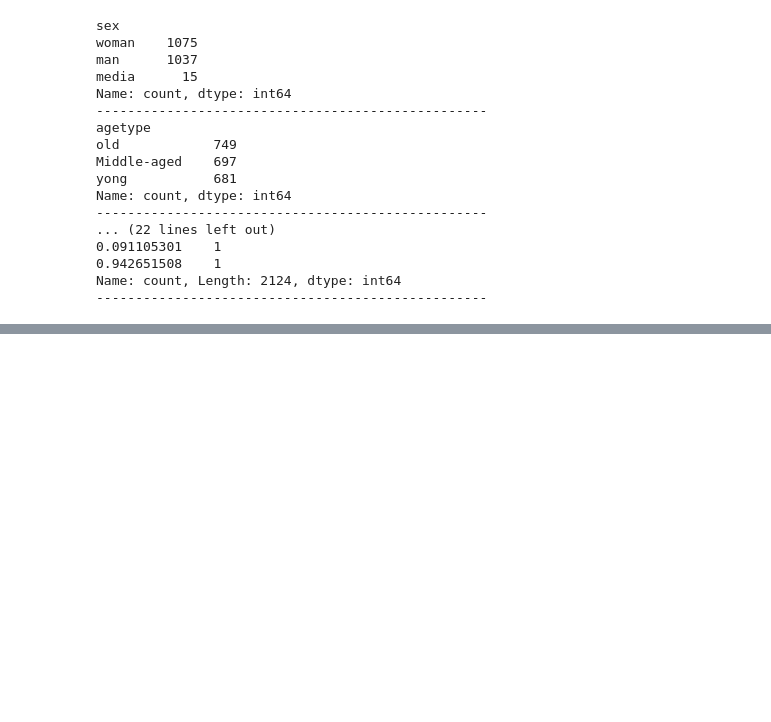
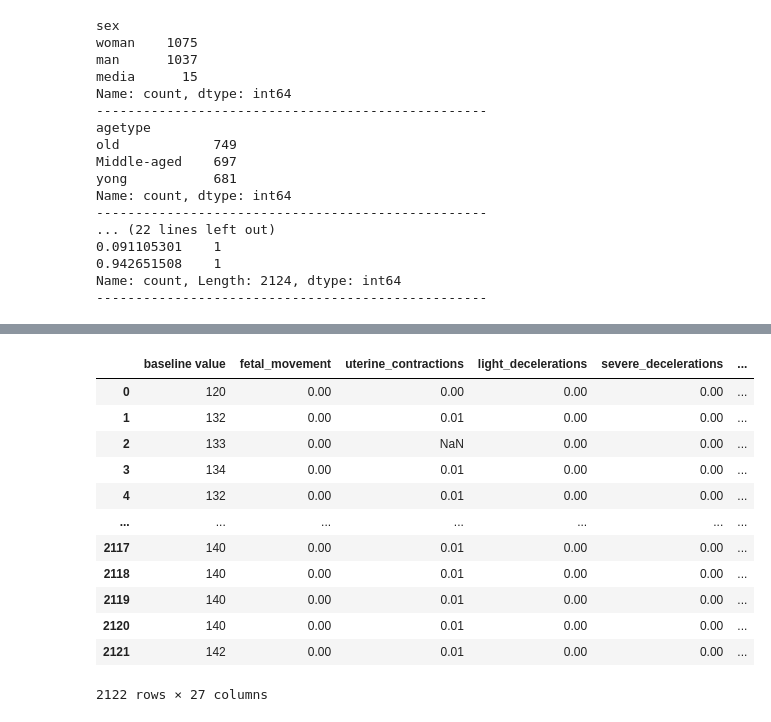
Before and after one commit to ZiangLiu666/Data_preparation, a Jupyter notebook: data_clean/Test.ipynb, the cells around one changed output, grey strips where cells are left out. Drawn from its saved outputs; the diff is of its cells as text; code cells hidden in the pictures; blank space fills up the shorter version.

```diff
--- a/data_clean/Test.ipynb
+++ b/data_clean/Test.ipynb
@@ -170,0 +228,18 @@ Name: count, Length: 2124, dtype: int64
+# %%
+df_select.drop(df_select[(df_select['test1'] == 'Na') |(df_select['test1'] == 'unknown')].index, inplace=True)
+df_select.reset_index(drop=True, inplace=True) # 恢复索引
+df_select
+# %% [output]
+|  | baseline value | fetal_movement | uterine_contractions | light_decelerations | severe_decelerations | ... |
+| 0 | 120 | 0.00 | 0.00 | 0.00 | 0.00 | ... |
+| 1 | 132 | 0.00 | 0.01 | 0.00 | 0.00 | ... |
+| 2 | 133 | 0.00 | NaN | 0.00 | 0.00 | ... |
+| 3 | 134 | 0.00 | 0.01 | 0.00 | 0.00 | ... |
+| 4 | 132 | 0.00 | 0.01 | 0.00 | 0.00 | ... |
+| ... | ... | ... | ... | ... | ... | ... |
+| 2117 | 140 | 0.00 | 0.01 | 0.00 | 0.00 | ... |
+| 2118 | 140 | 0.00 | 0.01 | 0.00 | 0.00 | ... |
+| 2119 | 140 | 0.00 | 0.01 | 0.00 | 0.00 | ... |
+| 2120 | 140 | 0.00 | 0.01 | 0.00 | 0.00 | ... |
+| 2121 | 142 | 0.00 | 0.01 | 0.00 | 0.00 | ... |
+2122 rows × 27 columns
```
Also changed, not shown: parts of 4 cells of this notebook.
